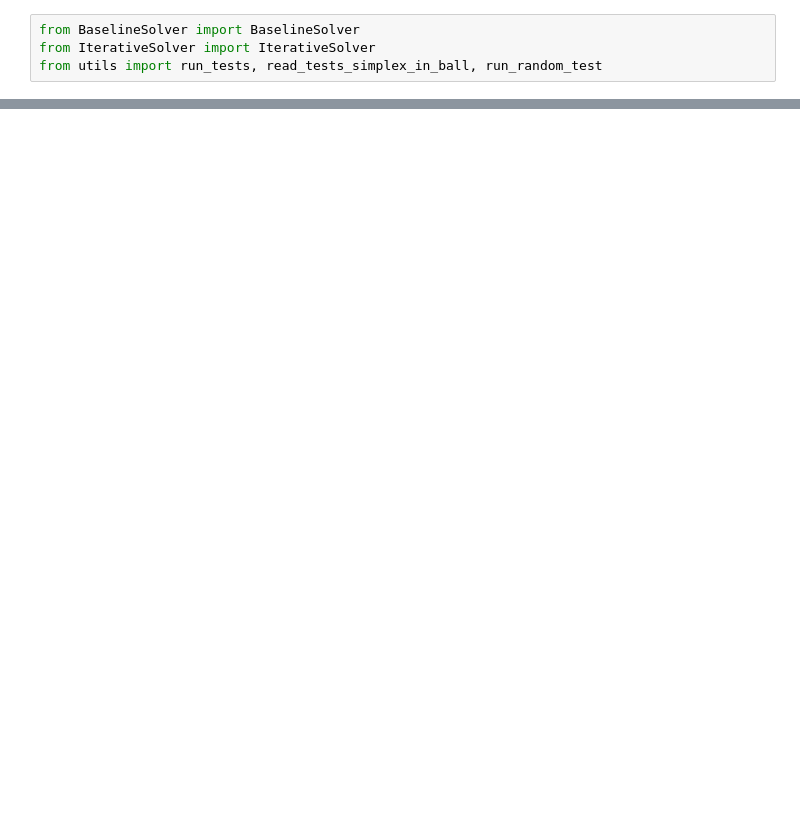
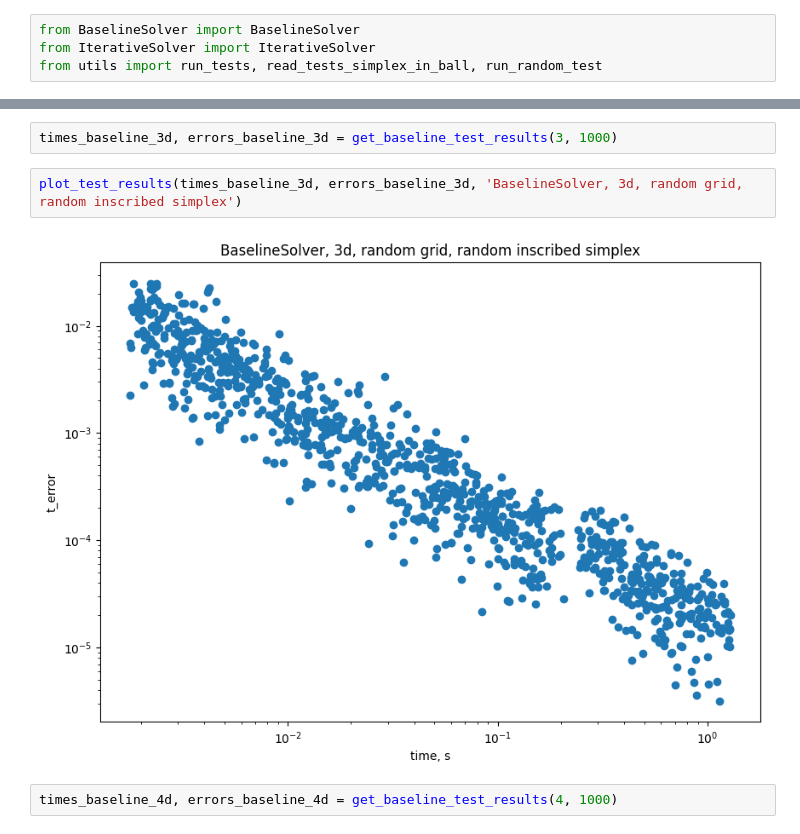
Before and after one commit to Paul566/GraduateThesis, a Jupyter notebook: nb.ipynb, the cells around one changed output, grey strips where cells are left out. Drawn from its saved outputs; the diff is of its cells as text; blank space fills up the shorter version.

```diff
--- a/nb.ipynb
+++ b/nb.ipynb
@@ -46,0 +39,8 @@ from utils import ball_volume, sphere_volume
+# %%
+times_baseline_3d, errors_baseline_3d = get_baseline_test_results(3, 1000)
+# %%
+plot_test_results(times_baseline_3d, errors_baseline_3d, 'BaselineSolver, 3d, random grid, random inscribed simplex')
+# %% [output]
+[figure, added]
+# %%
+times_baseline_4d, errors_baseline_4d = get_baseline_test_results(4, 1000)
```
Also changed, not shown: parts of 11 cells of this notebook, 12 other files.
